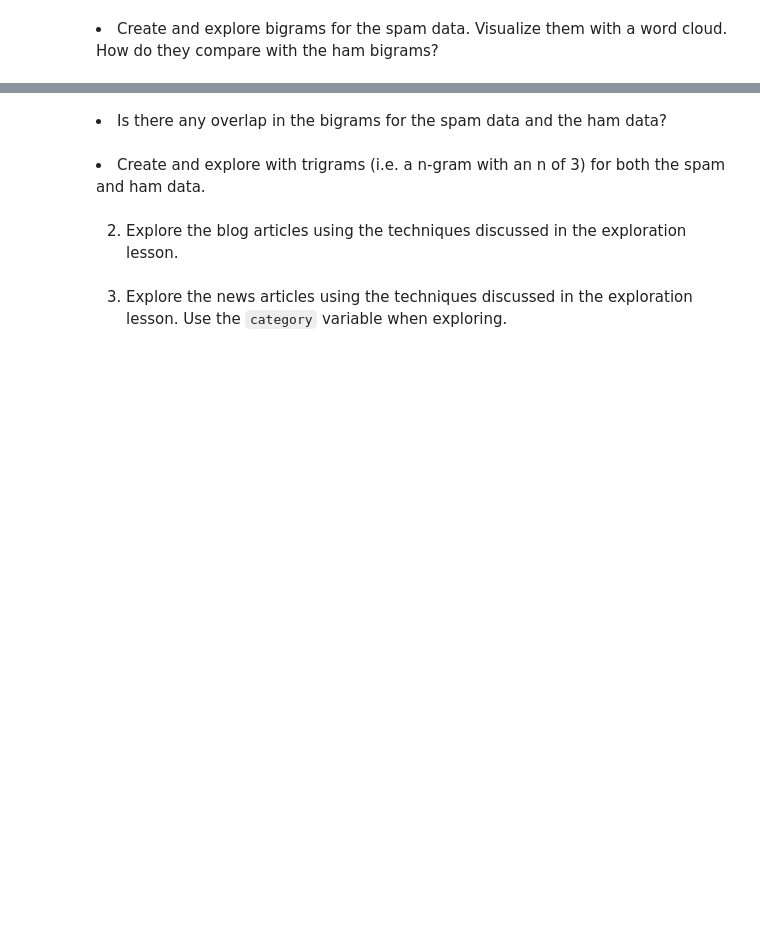
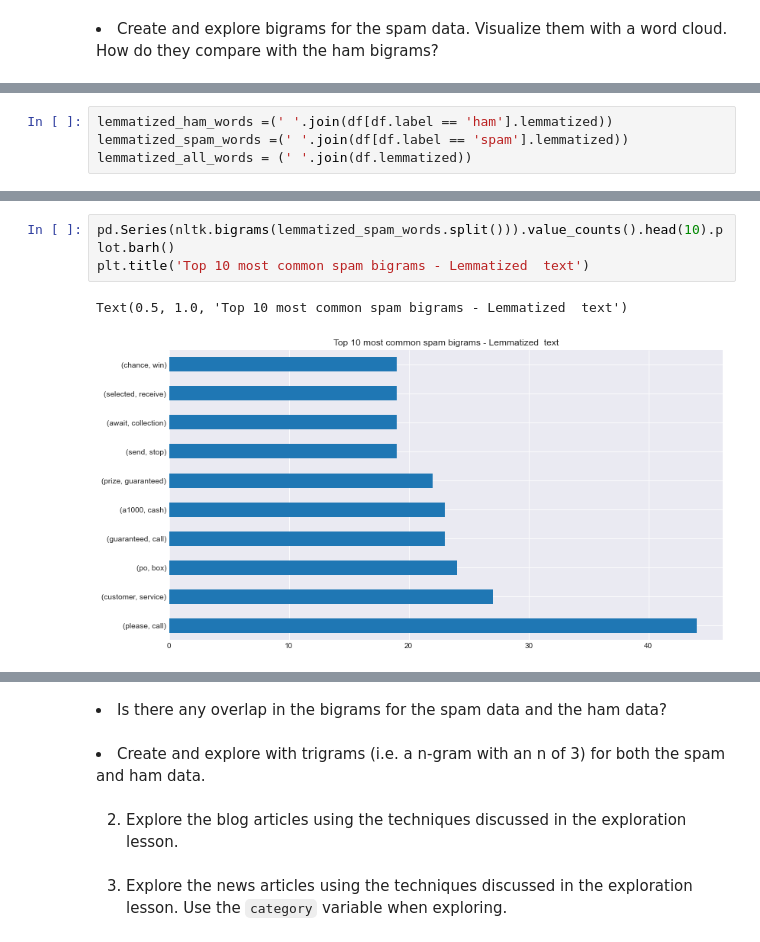
Before and after one commit to Jared-Godar/natural-language-processing-exercises, a Jupyter notebook: explore_exercises.ipynb, the cells around one changed output, grey strips where cells are left out. Saved outputs shown, nothing was run; the diff lists cells and outputs as text; blank space fills up the shorter version.

```diff
--- a/explore_exercises.ipynb
+++ b/explore_exercises.ipynb
@@ -10,0 +69,4 @@
+# %%
+lemmatized_ham_words =(' '.join(df[df.label == 'ham'].lemmatized))
+lemmatized_spam_words =(' '.join(df[df.label == 'spam'].lemmatized))
+lemmatized_all_words = (' '.join(df.lemmatized))
@@ -10,0 +133,6 @@
+# %%
+pd.Series(nltk.bigrams(lemmatized_spam_words.split())).value_counts().head(10).plot.barh()
+plt.title('Top 10 most common spam bigrams - Lemmatized  text')
+# %% [output]
+Text(0.5, 1.0, 'Top 10 most common spam bigrams - Lemmatized  text')
+[figure, added]
```
Also changed, not shown: parts of 21 cells of this notebook, 3 other files.
